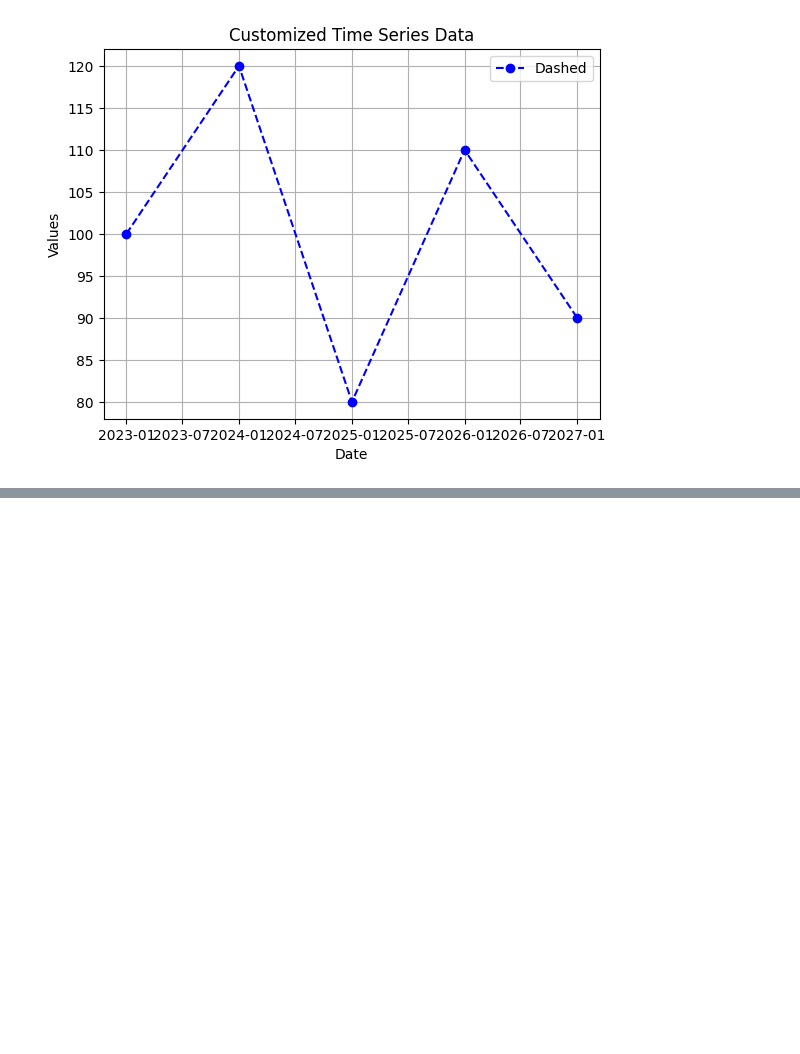
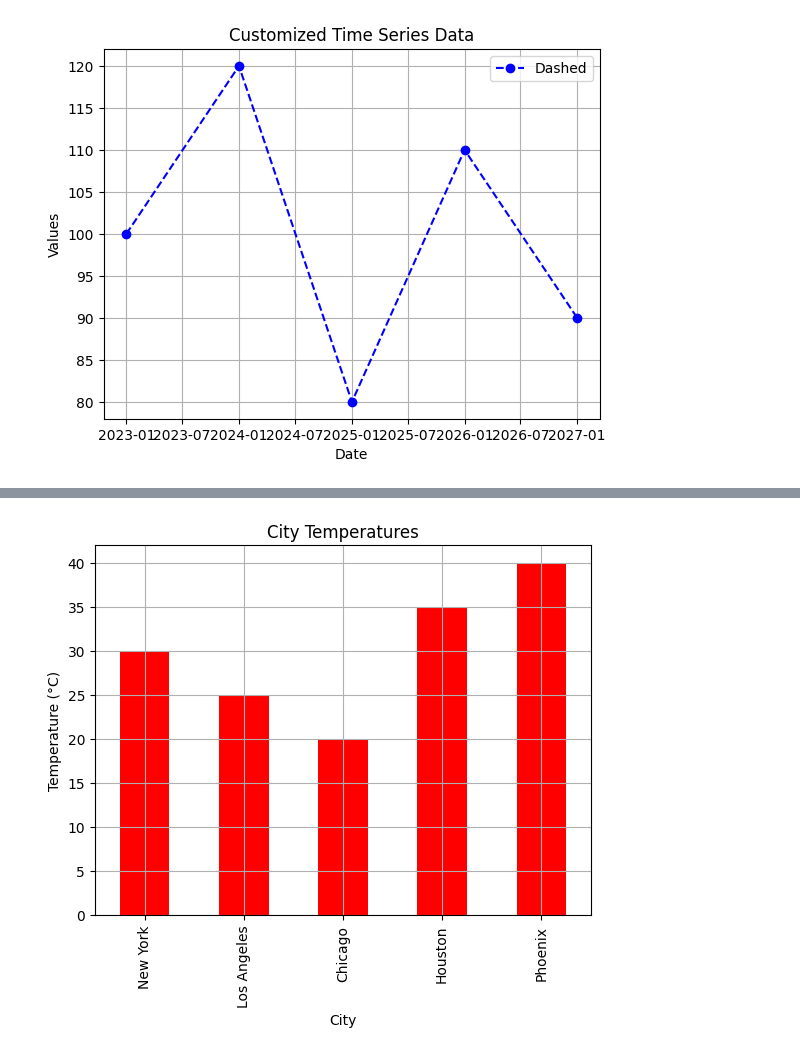
Before and after one commit to srinivasskc/my_datascience_journal, a Jupyter notebook: pandas_notebook.ipynb, the cells around one changed output, grey strips where cells are left out. Cells and saved outputs as stored; diff of their text form; code cells hidden in the pictures; blank space fills up the shorter version.

```diff
--- a/pandas_notebook.ipynb
+++ b/pandas_notebook.ipynb
@@ -2520,0 +2641,7 @@ plt.show()
+# %%
+data = {'City': ['New York', 'Los Angeles', 'Chicago', 'Houston', 'Phoenix'],
+        'Temperature': [30, 25, 20, 35, 40]
+    }
+
+df_weather = pd.DataFrame(data)
+df_weather
@@ -2520,0 +2655,10 @@ plt.show()
+# %%
+import matplotlib.pyplot as plt
+
+df_weather.plot(x='City',y ='Temperature', kind='bar', title='City Temperatures', color='Red', legend=False)
+plt.xlabel('City')
+plt.ylabel('Temperature (°C)')
+plt.grid()
+plt.show()
+# %% [output]
+[figure, added]
```
Also changed, not shown: parts of 14 cells of this notebook, 1 other file.
